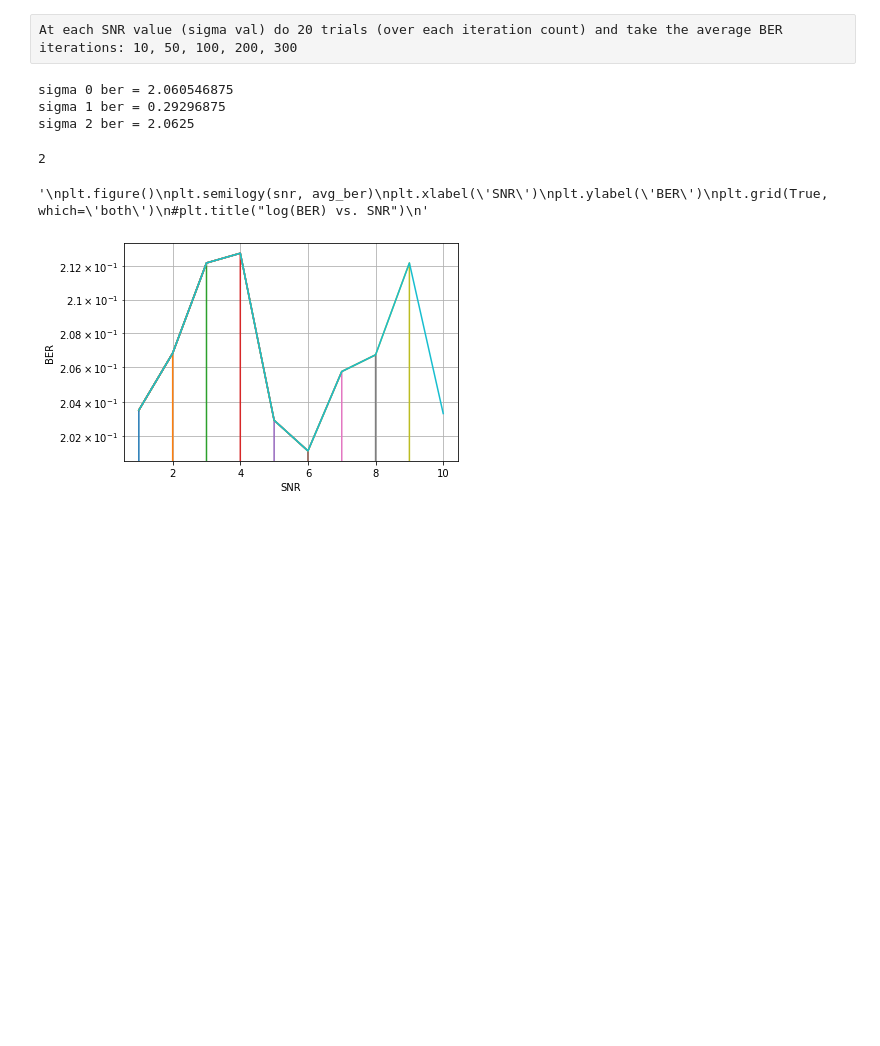
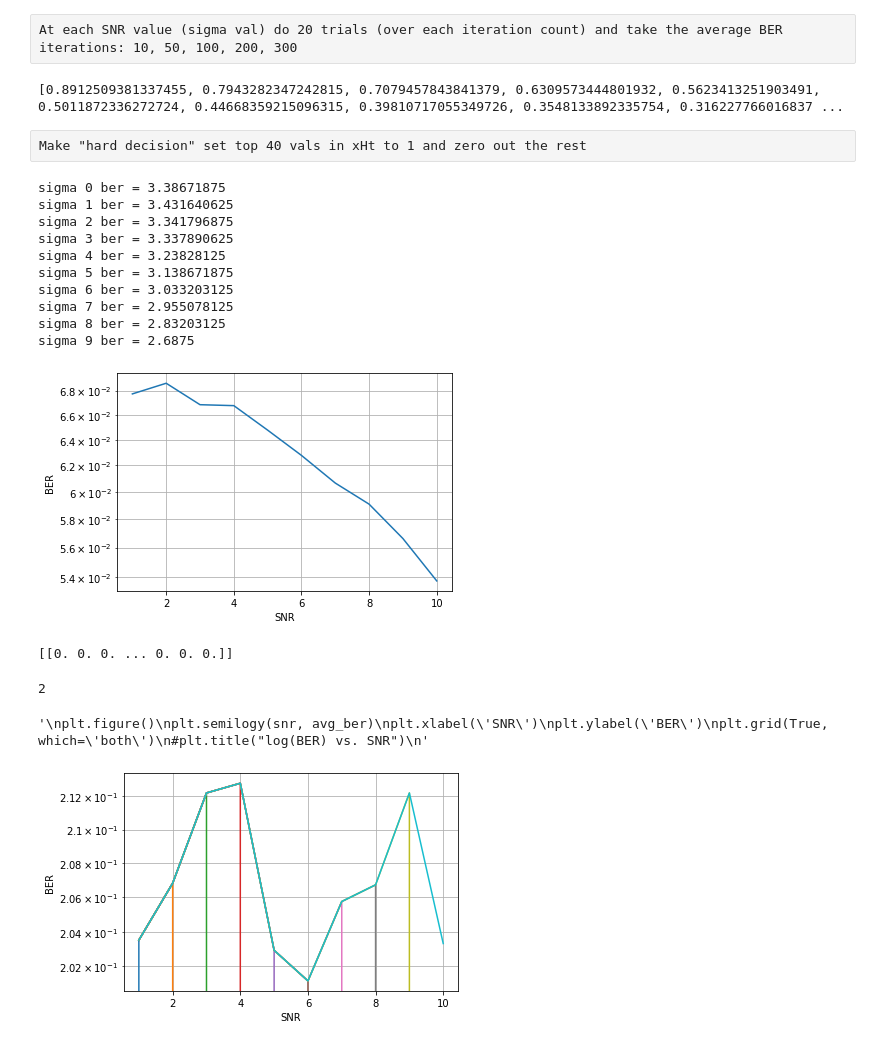
Before and after one commit to hollynroper/URS-22-23, a Jupyter notebook: Week of 10_3.ipynb, the cells around one changed output. Saved outputs shown, nothing was run; the diff lists cells and outputs as text; code cells hidden in the pictures; blank space fills up the shorter version.

```diff
--- a/Week of 10_3.ipynb
+++ b/Week of 10_3.ipynb
@@ -6,7 +6,6 @@ iterations: 10, 50, 100, 200, 300
 #expanding on AMP. plotting BER vs SNR
 # compare x with xHt and see if locations of non-zero entries align
 from math import sqrt
-import random
 import numpy as np
 import matplotlib.pyplot as plt
 
@@ -14,15 +13,15 @@ import matplotlib.pyplot as plt
 n = 250
 N = 1024
 k = 40
-trials = 10
-iteration = 100
+trials = 50
+iteration = 200
 iterations = np.array([10, 50, 100, 200])
 
 # create x vector  CHANGE ME- to how you discussed with Jamison
 x = np.zeros((N, 1))
 idx_nonzero_entries = np.random.permutation(N)[0:k]
 non_zero_entries = np.random.randint(10, size=(k, 1))+1
-x[idx_nonzero_entries] = non_zero_entries
+x[idx_nonzero_entries] = 1 # non_zero_entries
 
 # Generate matrix A
 # SD * random array of size nxN
@@ -33,16 +32,19 @@ A = np.sqrt(1/n)*np.random.randn(n, N)
 sigma = []
 for i in range(1,11):
     sigma.append(1 / sqrt((10**(i/10))))
+print(sigma)
 
 
 # Prep for AMP
-z = np.zeros(y.shape)
+
 xHt = np.zeros(x.shape)
 r = np.zeros(x.shape)
 ons = 0
 tau = 0
 
 snr = np.arange(1, 11, 1)  #creates array of 1-10
+# %% [output]
+[0.8912509381337455, 0.7943282347242815, 0.7079457843841379, 0.6309573444801932, 0.5623413251903491, 0.5011872336272724, 0.44668359215096315, 0.39810717055349726, 0.3548133892335754, 0.316227766016837 ...
 # %%
 # support functions
 #eta
@@ -53,35 +55,66 @@ def eta(u, T):
 def onsager(z, r, tau):
     # tau is different from s*lambda_
     return (z/n) * np.sum(eta(r, tau) != 0)
+# %% [raw]
+Make "hard decision" set top 40 vals in xHt to 1 and zero out the rest
 # %%
-avg_ber = np.zeros(trials)  # will hold the avg values to be plotted vs snr
+avg_ber = np.zeros(10)  # will hold the avg values to be plotted vs snr
 for i in range(10):  #  controls the sigma value (SNR)
-    # generate new w and y for each sigma
-    w = random.normalvariate(0, sigma[i]/sqrt(2)) + 1j*random.normalvariate(0, sigma[i]/sqrt(2))  # noise vec
-    y = A @ x + w
+
+
     ber = 0  # reset BER for next sigma value
     for j in range(trials):  # iterates over multiple trials
+        xHt = np.zeros(x.shape)
+        r = np.zeros(x.shape)
+        tau = 0
+        ons = 0
+        z = np.zeros(y.shape)
+            # generate new w and y for each sigma
+        w = sigma[i]* np.random.randn(n,1)
+       # random.normalvariate(0, sigma[i])  # noise vec
+
+
+        y = A @ x + w
         for iter_num in range(iteration):
             # run AMP
             ons = onsager(z, r, tau) #calulate next onsager
             z = y - A @ xHt + ons
             tau = np.sqrt((1/n)) * np.linalg.norm(z)
             r = xHt + A.T @ z
             xHt = eta(r, tau)
+        # hard decision
+        idxmax = np.argpartition(xHt, -k, axis=0)[-k:]  # returns indicies of top 40 vals
+        xHt = np.zeros(x.shape)
+        xHt[idxmax] = 1
+
         ber += (1/N) * np.sum((x != 0) ^ (xHt != 0))
     print(f'sigma {i} ber = {ber}')
     avg_ber[i] = ber / trials
 
 plt.figure()
 plt.semilogy(snr, avg_ber)
 plt.xlabel('SNR')
 plt.ylabel('BER')
 plt.grid(True, which='both')
+plt.show()
+
 #plt.title("log(BER) vs. SNR")
 # %% [output]
-sigma 0 ber = 2.060546875
-sigma 1 ber = 0.29296875
-sigma 2 ber = 2.0625
+sigma 0 ber = 3.38671875
+sigma 1 ber = 3.431640625
+sigma 2 ber = 3.341796875
+sigma 3 ber = 3.337890625
+sigma 4 ber = 3.23828125
+sigma 5 ber = 3.138671875
+sigma 6 ber = 3.033203125
+sigma 7 ber = 2.955078125
+sigma 8 ber = 2.83203125
+sigma 9 ber = 2.6875
+[figure, added]
+# %%
+print(xHt.T)
+# %% [output]
+[[0. 0. 0. ... 0. 0. 0.]]
 # %%
 # sum goes index by index comparing x and xHt and adding the errors
 x = np.array([0, 1,2,0,2])
```
